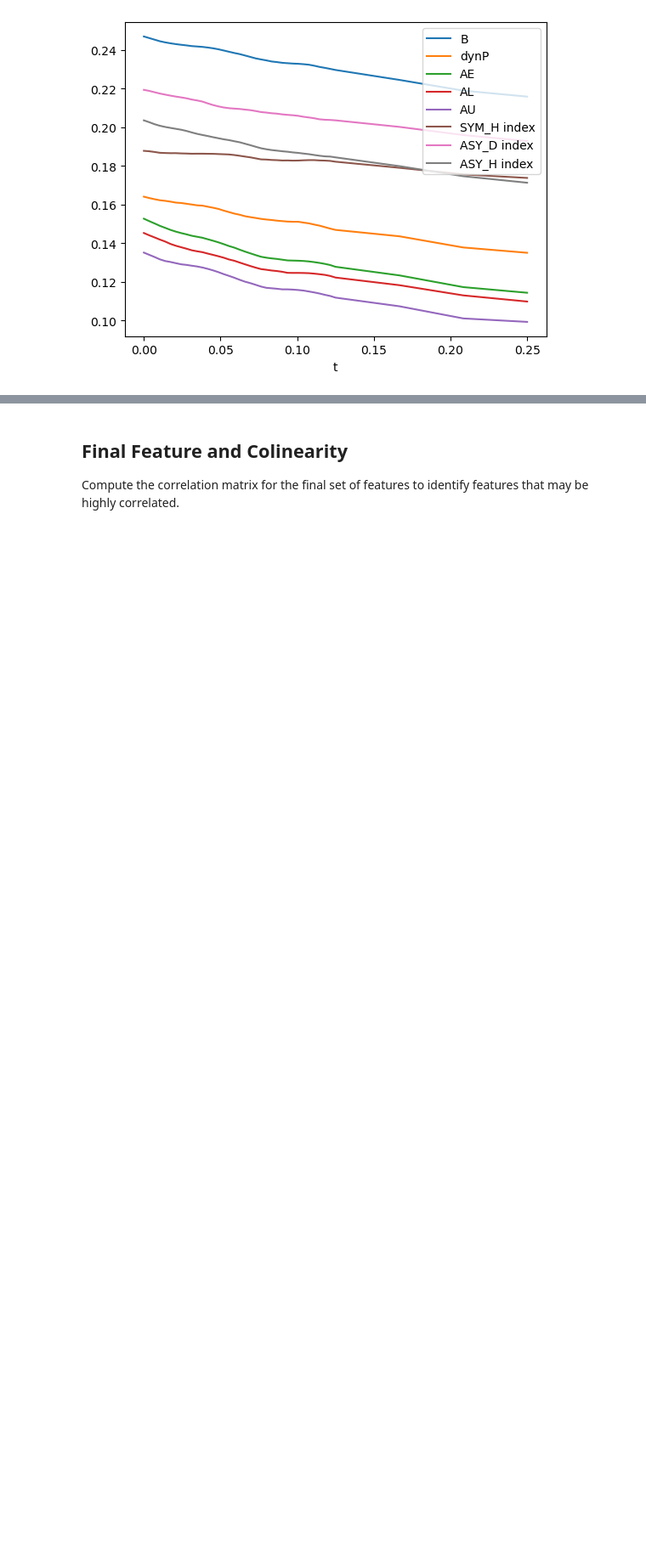
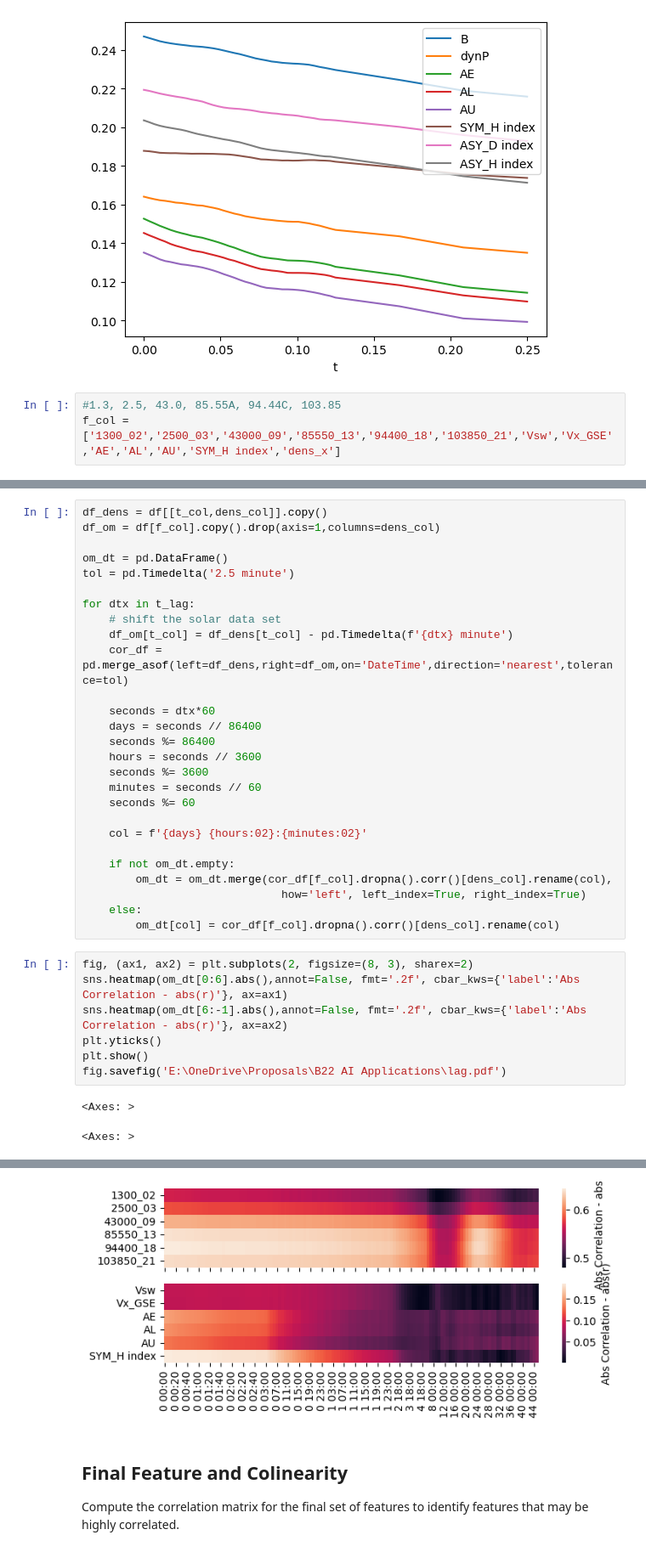
Before and after one commit to kylermurphy/SatDrag, a Jupyter notebook: Notebooks/Coor_database_v3.ipynb, the cells around one changed output, grey strips where cells are left out. Shown at 85% size. Cells and saved outputs as stored; diff of their text form; blank space fills up the shorter version.

```diff
--- a/Notebooks/Coor_database_v3.ipynb
+++ b/Notebooks/Coor_database_v3.ipynb
@@ -360,3 +360,6 @@ om_p[0:40].abs().plot(x='t',y=omni_final)
 <Axes: xlabel='t'>
 [figure]
 [figure]
+# %%
+#1.3, 2.5, 43.0, 85.55A, 94.44C, 103.85
+f_col = ['1300_02','2500_03','43000_09','85550_13','94400_18','103850_21','Vsw','Vx_GSE','AE','AL','AU','SYM_H index','dens_x']
@@ -362,0 +389,37 @@ om_p[0:40].abs().plot(x='t',y=omni_final)
+# %%
+df_dens = df[[t_col,dens_col]].copy()
+df_om = df[f_col].copy().drop(axis=1,columns=dens_col)
+
+om_dt = pd.DataFrame()
+tol = pd.Timedelta('2.5 minute')
+
+for dtx in t_lag:
+    # shift the solar data set
+    df_om[t_col] = df_dens[t_col] - pd.Timedelta(f'{dtx} minute')
+    cor_df = pd.merge_asof(left=df_dens,right=df_om,on='DateTime',direction='nearest',tolerance=tol)
+
+    seconds = dtx*60
+    days = seconds // 86400
+    seconds %= 86400
+    hours = seconds // 3600
+    seconds %= 3600
+    minutes = seconds // 60
+    seconds %= 60
+
+    col = f'{days} {hours:02}:{minutes:02}'
+
+    if not om_dt.empty:
+        om_dt = om_dt.merge(cor_df[f_col].dropna().corr()[dens_col].rename(col),
+                              how='left', left_index=True, right_index=True)
+    else:
+        om_dt[col] = cor_df[f_col].dropna().corr()[dens_col].rename(col)
+# %%
+fig, (ax1, ax2) = plt.subplots(2, figsize=(8, 3), sharex=2)
+sns.heatmap(om_dt[0:6].abs(),annot=False, fmt='.2f', cbar_kws={'label':'Abs Correlation - abs(r)'}, ax=ax1)
+sns.heatmap(om_dt[6:-1].abs(),annot=False, fmt='.2f', cbar_kws={'label':'Abs Correlation - abs(r)'}, ax=ax2)
+plt.yticks()
+plt.show()
+fig.savefig('E:\OneDrive\Proposals\B22 AI Applications\lag.pdf')
+# %% [output]
+<Axes: >
+<Axes: >
@@ -363,3 +433,4 @@ om_p[0:40].abs().plot(x='t',y=omni_final)
+[figure, added]
 # %% [markdown]
 ## Final Feature and Colinearity
 
```
Also changed, not shown: parts of 2 cells of this notebook, 1 other file.
